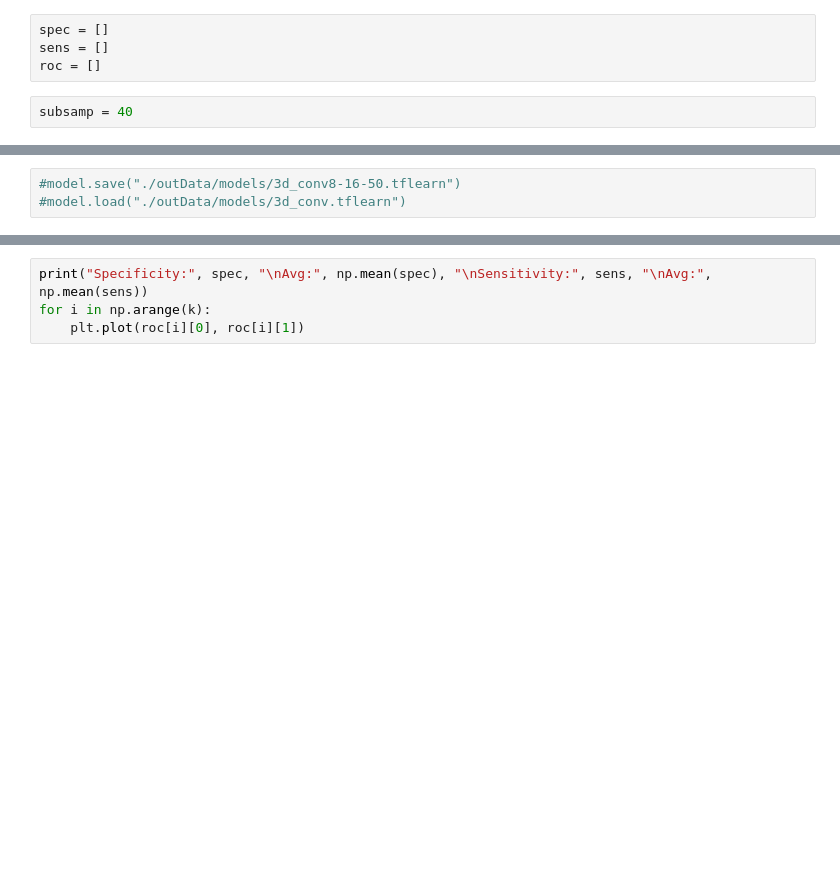
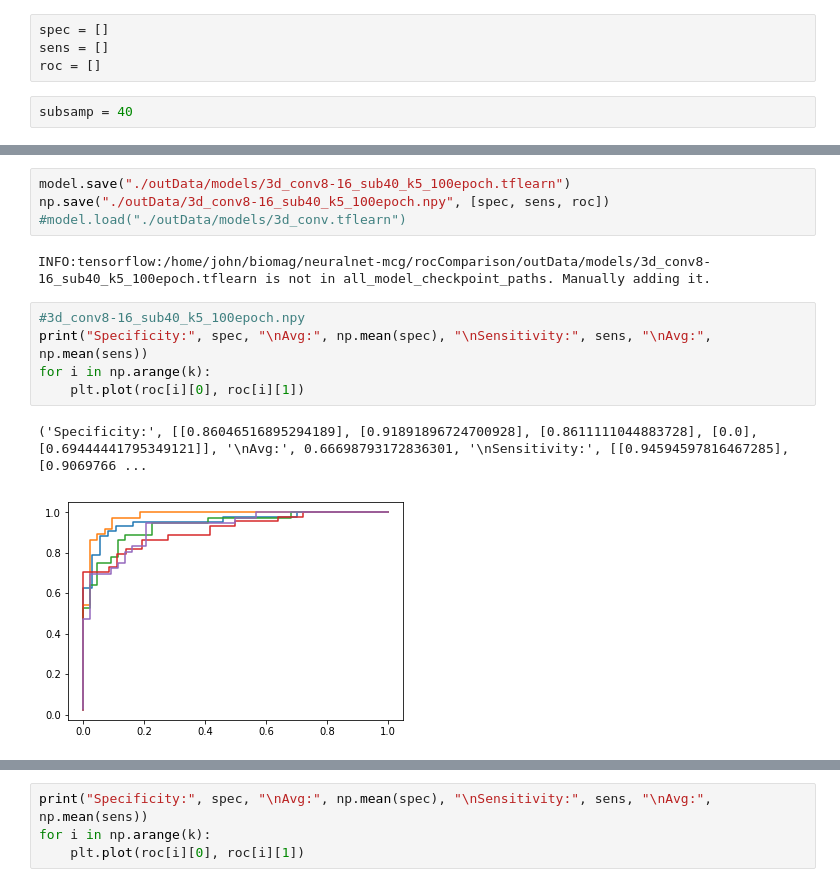
Before and after one commit to Smith42/neuralnet-mcg, a Jupyter notebook: rocComparison/prototypeSix-3dConv-kfold-BCG.ipynb, the cells around one changed output, grey strips where cells are left out. Cells and saved outputs as stored; diff of their text form; blank space fills up the shorter version.

```diff
--- a/rocComparison/prototypeSix-3dConv-kfold-BCG.ipynb
+++ b/rocComparison/prototypeSix-3dConv-kfold-BCG.ipynb
@@ -113,3 +115,14 @@ Log directory: /tmp/tflearn_logs/
 # %%
-#model.save("./outData/models/3d_conv8-16-50.tflearn")
+model.save("./outData/models/3d_conv8-16_sub40_k5_100epoch.tflearn")
+np.save("./outData/3d_conv8-16_sub40_k5_100epoch.npy", [spec, sens, roc])
 #model.load("./outData/models/3d_conv.tflearn")
+# %% [output]
+INFO:tensorflow:/home/john/biomag/neuralnet-mcg/rocComparison/outData/models/3d_conv8-16_sub40_k5_100epoch.tflearn is not in all_model_checkpoint_paths. Manually adding it.
+# %%
+#3d_conv8-16_sub40_k5_100epoch.npy
+print("Specificity:", spec, "\nAvg:", np.mean(spec), "\nSensitivity:", sens, "\nAvg:", np.mean(sens))
+for i in np.arange(k):
+    plt.plot(roc[i][0], roc[i][1])
+# %% [output]
+('Specificity:', [[0.86046516895294189], [0.91891896724700928], [0.8611111044883728], [0.0], [0.69444441795349121]], '\nAvg:', 0.66698793172836301, '\nSensitivity:', [[0.94594597816467285], [0.9069766 ...
+[figure, added]
```
Also changed, not shown: parts of 5 cells of this notebook, 1 other file.
